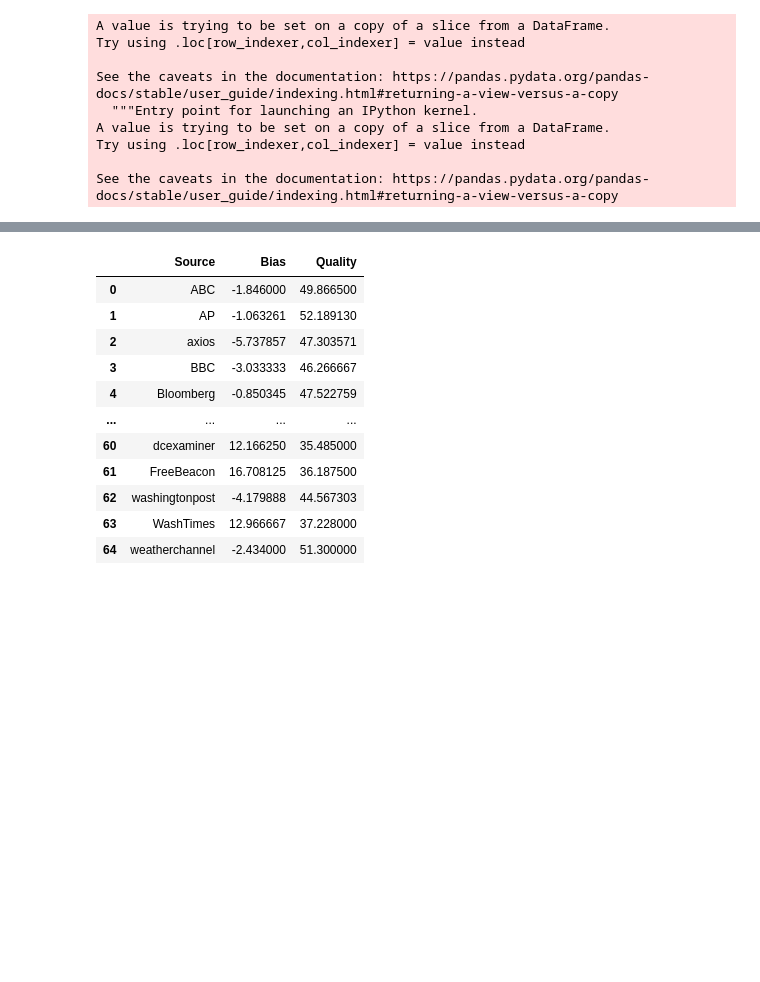
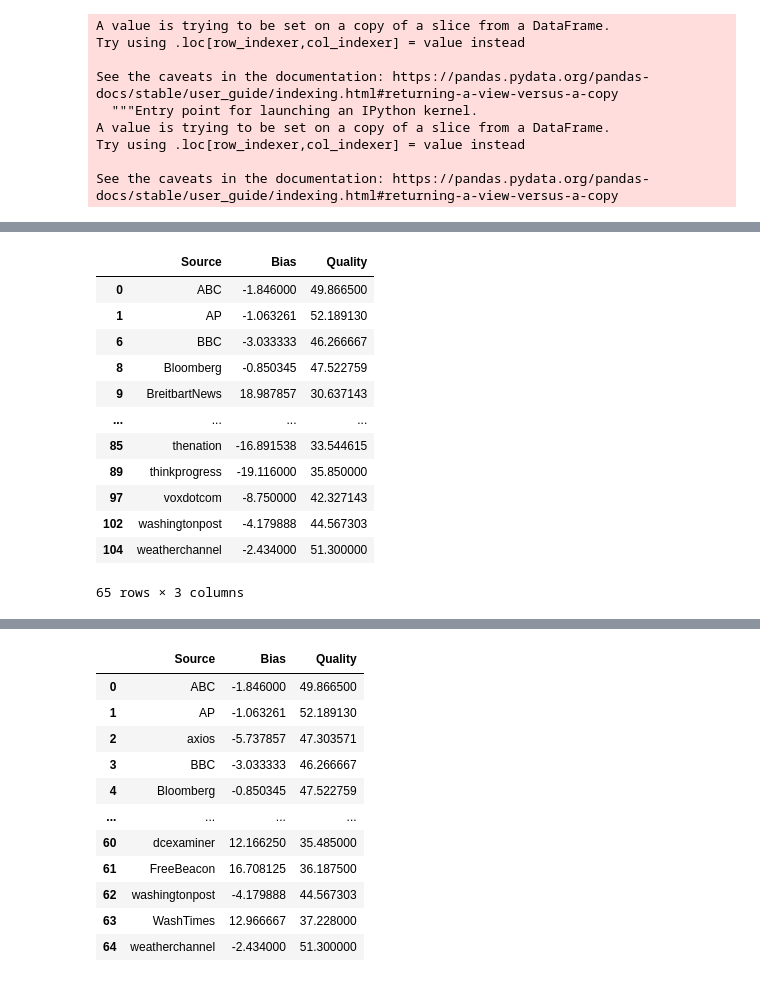
Before and after one commit to zchao3LA/MediaSentiment, a Jupyter notebook: code/LSTM_regression.ipynb, the cells around one changed output, grey strips where cells are left out. Drawn from its saved outputs; the diff is of its cells as text; code cells hidden in the pictures; blank space fills up the shorter version.

```diff
--- a/code/LSTM_regression.ipynb
+++ b/code/LSTM_regression.ipynb
@@ -380,3 +408,19 @@ plt.savefig('../results/LSTM/qualvs.png')
+# %%
+media_bias.sort_values(by = ['Source'])
+# %% [output]
+|  | Source | Bias | Quality |
+| 0 | ABC | -1.846000 | 49.866500 |
+| 1 | AP | -1.063261 | 52.189130 |
+| 6 | BBC | -3.033333 | 46.266667 |
+| 8 | Bloomberg | -0.850345 | 47.522759 |
+| 9 | BreitbartNews | 18.987857 | 30.637143 |
+| ... | ... | ... | ... |
+| 85 | thenation | -16.891538 | 33.544615 |
+| 89 | thinkprogress | -19.116000 | 35.850000 |
+| 97 | voxdotcom | -8.750000 | 42.327143 |
+| 102 | washingtonpost | -4.179888 | 44.567303 |
+| 104 | weatherchannel | -2.434000 | 51.300000 |
+65 rows × 3 columns
 # %%
 n_tweets = df.groupby(['user_screen_name']).size()
 n_tweets = n_tweets.rename("n_tweets")
```
Also changed, not shown: parts of 17 cells of this notebook, 17 other files.
